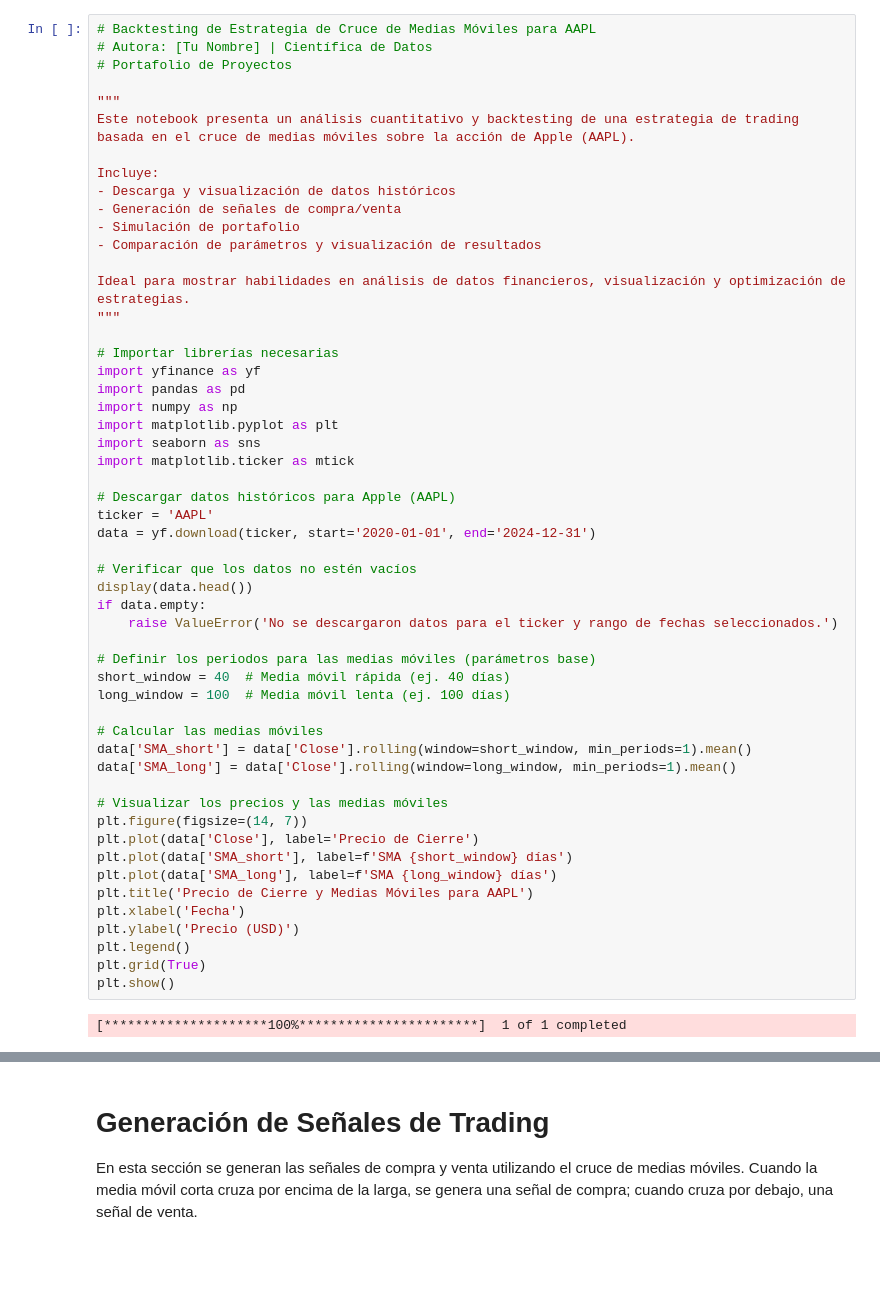
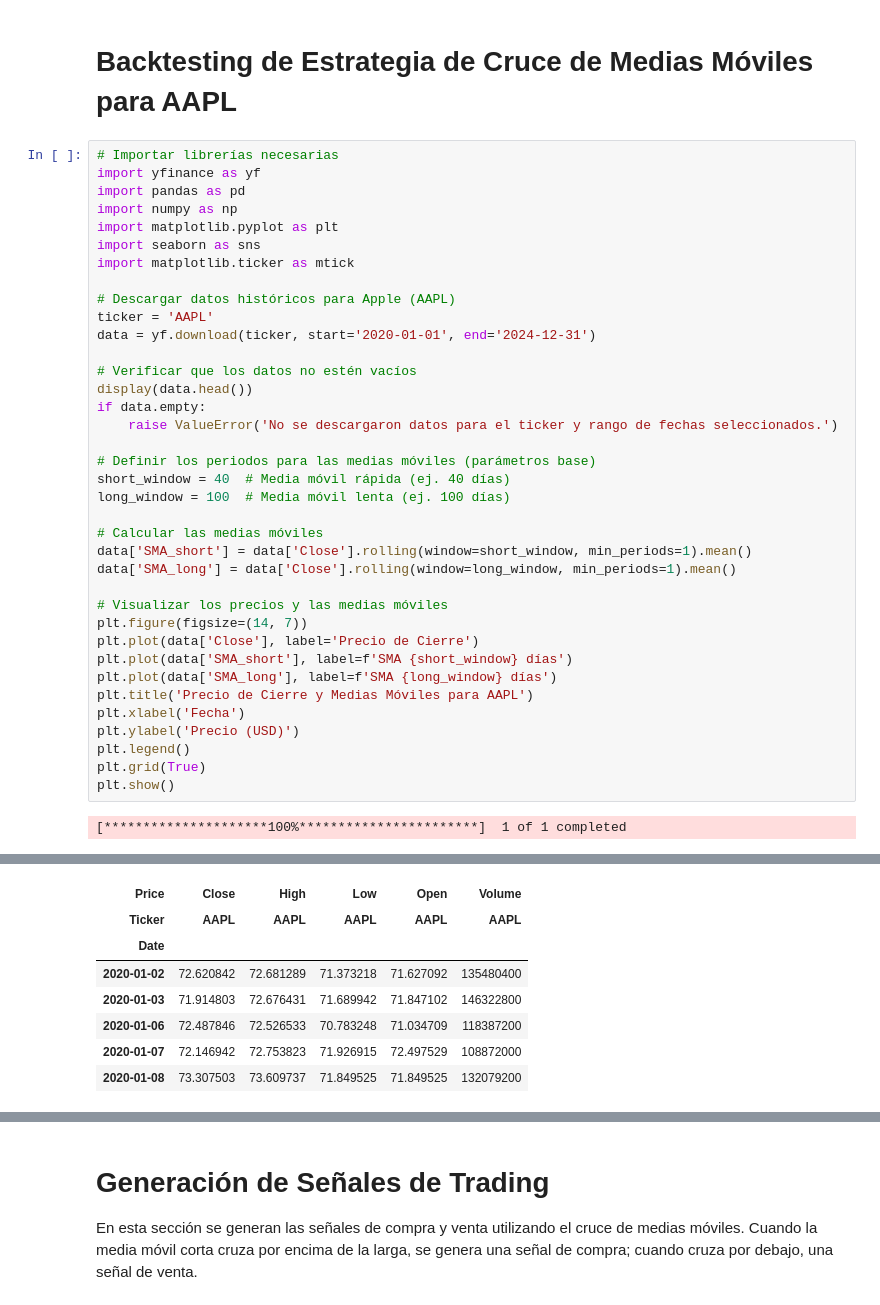
Before and after one commit to AnnaPChop/proyecto_backtesting, a Jupyter notebook: backtesting_strategy.ipynb, the cells around one changed output, grey strips where cells are left out. Cells and saved outputs as stored; diff of their text form; blank space fills up the shorter version.

```diff
--- a/backtesting_strategy.ipynb
+++ b/backtesting_strategy.ipynb
@@ -1,20 +1,6 @@
+# %% [markdown]
+# Backtesting de Estrategia de Cruce de Medias Móviles para AAPL
 # %%
-# Backtesting de Estrategia de Cruce de Medias Móviles para AAPL
-# Autora: [Tu Nombre] | Científica de Datos
-# Portafolio de Proyectos
-
-"""
-Este notebook presenta un análisis cuantitativo y backtesting de una estrategia de trading basada en el cruce de medias móviles sobre la acción de Apple (AAPL).
-
-Incluye:
-- Descarga y visualización de datos históricos
-- Generación de señales de compra/venta
-- Simulación de portafolio
-- Comparación de parámetros y visualización de resultados
-
-Ideal para mostrar habilidades en análisis de datos financieros, visualización y optimización de estrategias.
-"""
-
 # Importar librerías necesarias
 import yfinance as yf
 import pandas as pd
@@ -73,3 +42,11 @@ Ticker
+| Price | Close | High | Low | Open | Volume |
+| Ticker | AAPL | AAPL | AAPL | AAPL | AAPL |
+| Date |  |  |  |  |  |
+| 2020-01-02 | 72.620842 | 72.681289 | 71.373218 | 71.627092 | 135480400 |
+| 2020-01-03 | 71.914803 | 72.676431 | 71.689942 | 71.847102 | 146322800 |
+| 2020-01-06 | 72.487846 | 72.526533 | 70.783248 | 71.034709 | 118387200 |
+| 2020-01-07 | 72.146942 | 72.753823 | 71.926915 | 72.497529 | 108872000 |
+| 2020-01-08 | 73.307503 | 73.609737 | 71.849525 | 71.849525 | 132079200 |
 [figure]
 # %% [markdown]
 # Generación de Señales de Trading
```
Also changed, not shown: parts of 11 cells of this notebook.
